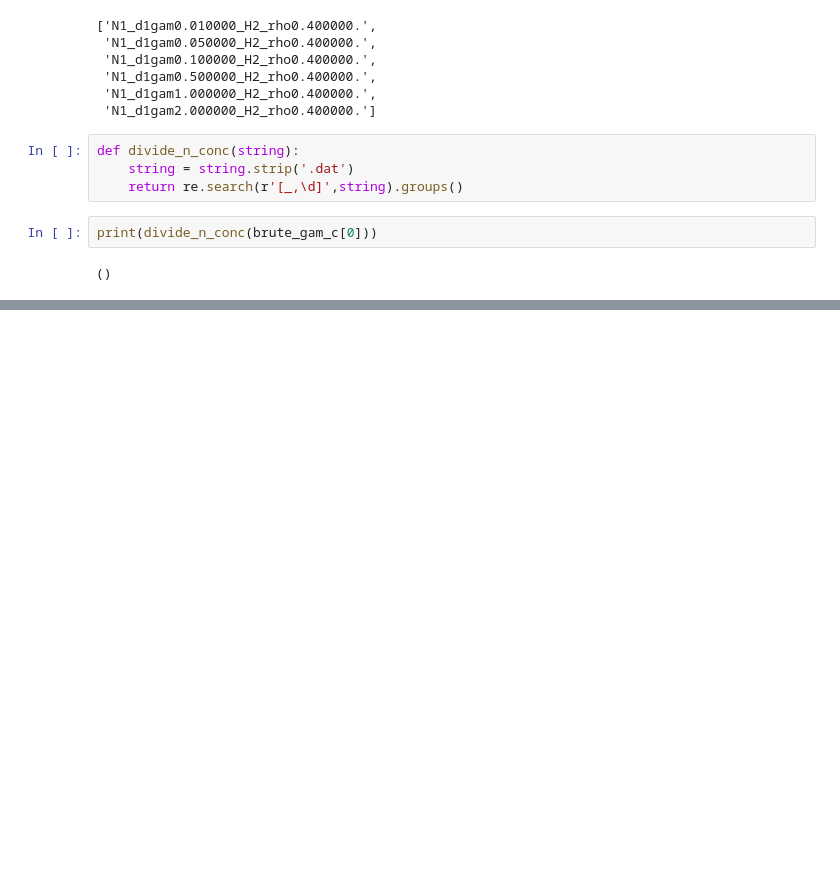
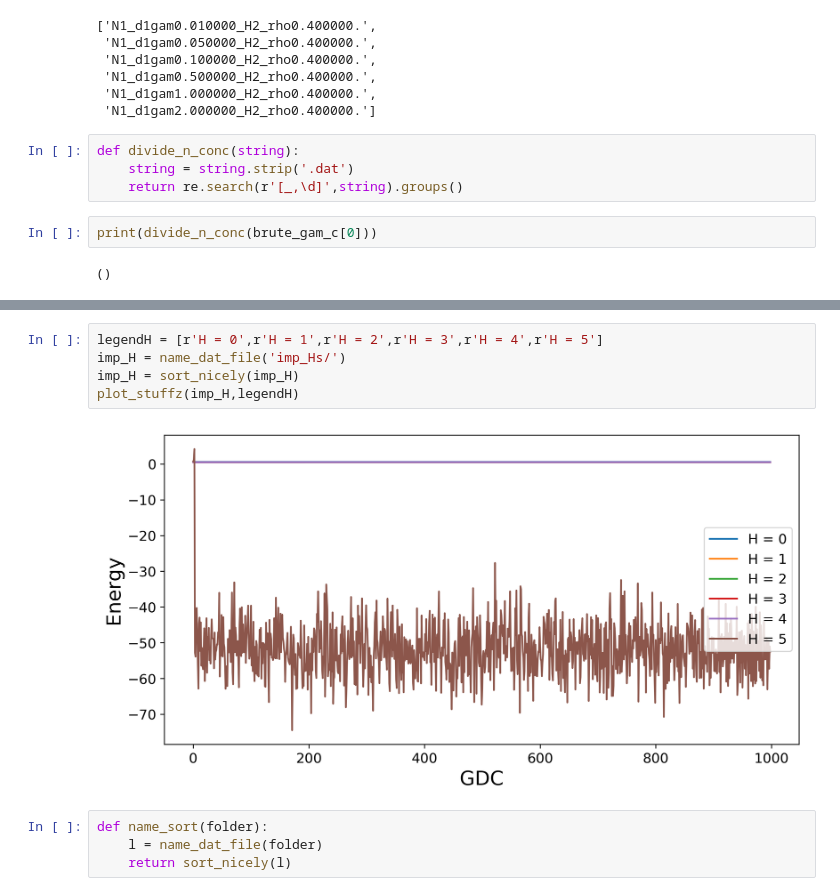
Before and after one commit to hannahberg/project2ML, a Jupyter notebook: notebooks/analysis.ipynb, the cells around one changed output, grey strips where cells are left out. Cells and saved outputs as stored; diff of their text form; blank space fills up the shorter version.

```diff
--- a/notebooks/analysis.ipynb
+++ b/notebooks/analysis.ipynb
@@ -201,0 +241,11 @@ plt.show()
+# %%
+legendH = [r'H = 0',r'H = 1',r'H = 2',r'H = 3',r'H = 4',r'H = 5']
+imp_H = name_dat_file('imp_Hs/')
+imp_H = sort_nicely(imp_H)
+plot_stuffz(imp_H,legendH)
+# %% [output]
+[figure, added]
+# %%
+def name_sort(folder):
+    l = name_dat_file(folder)
+    return sort_nicely(l)
```
Also changed, not shown: parts of 11 cells of this notebook.
